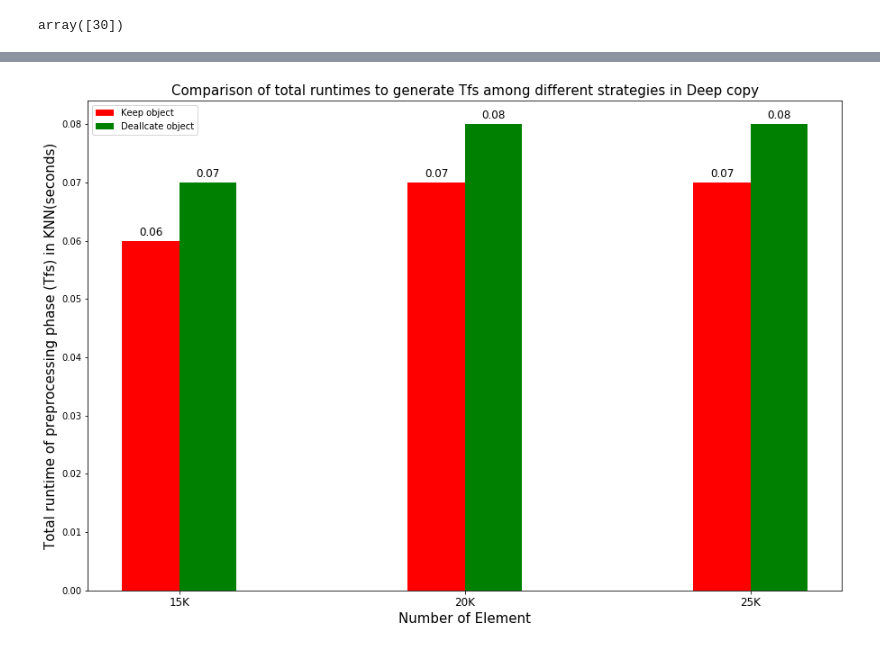
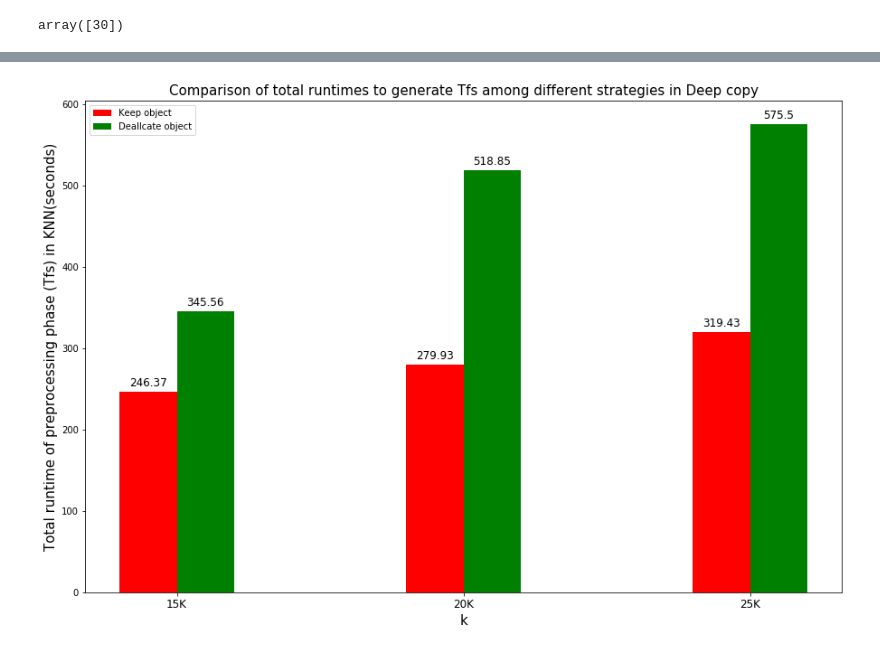
Before and after one commit to ShinsakuOkazaki/master-thesis, a Jupyter notebook: project/rust_knn_streaming/analysis/runtime_analysis.ipynb, the cells around one changed output, grey strips where cells are left out. Cells and saved outputs as stored; diff of their text form; code cells hidden in the pictures.

```diff
--- a/project/rust_knn_streaming/analysis/runtime_analysis.ipynb
+++ b/project/rust_knn_streaming/analysis/runtime_analysis.ipynb
@@ -182,17 +184,17 @@ agg_mean
 # %%
-t_preprocess = np.array([])
-t_query = np.array([])
-for method in agg_mean['method'].unique():
-    for strategy in agg_mean['strategy'].unique():
-        for n_batch in agg_mean['n_batch'].unique():
-            for k in agg_mean['k'].unique():
-#                 if (strategy == 1 and n_batch == 2 and k == 25000):
-#                     continue
-                row = agg_mean[(agg_mean['method'] == method) &
-                               (agg_mean['strategy'] == strategy) &
-                               (agg_mean['n_batch'] == n_batch) &
-                               (agg_mean['k'] == k)]
-                t_preprocess = np.append(t_preprocess, row[preprocess_cols].values.sum())
-                t_query = np.append(t_query, row[query_cols].values.sum())
-agg_mean['preprocess_total'] = t_preprocess
-agg_mean['query_total'] = t_query
+# t_preprocess = np.array([])
+# t_query = np.array([])
+# for method in agg_mean['method'].unique():
+#     for strategy in agg_mean['strategy'].unique():
+#         for n_batch in agg_mean['n_batch'].unique():
+#             for k in agg_mean['k'].unique():
+#                  if (strategy == 1 and n_batch == 2 and k == 25000):
+#                         continue
+#                 row = agg_mean[(agg_mean['method'] == method) &
+#                                (agg_mean['strategy'] == strategy) &
+#                                (agg_mean['n_batch'] == n_batch) &
+#                                (agg_mean['k'] == k)]
+#                 t_preprocess = np.append(t_preprocess, row[preprocess_cols].values.sum())
+#                 t_query = np.append(t_query, row[query_cols].values.sum())
+# agg_mean['preprocess_total'] = t_preprocess
+# agg_mean['query_total'] = t_query
@@ -206,5 +201,10 @@ array([66262.8, 71419.8, 76709.6, 72654.8, 80112.8, 78848.8, 76301.6,
+# %%
+agg_mean['load_total'] = agg_mean[load_cols].apply(np.sum, axis = 1)
+agg_mean['preprocess_total'] = agg_mean[preprocess_cols].apply(np.sum, axis = 1)
+agg_mean['query_total'] = agg_mean[query_cols].apply(np.sum, axis = 1)
+agg_mean['combine_total'] = agg_mean[combine_cols].apply(np.sum, axis = 1)
 # %%
-agg_total = agg_mean[["method", "strategy", "n_batch", "k", 'preprocess_total', 'query_total', 'total']]
+agg_total = agg_mean[["method", "strategy", "n_batch", "k", 'load_total', 'preprocess_total', 'query_total', 'combine_total', 'total']]
 # %%
 agg_total
 # %% [output]
@@ -282,22 +302,22 @@ plt.show()
 # %%
 strategy1 = agg_total[(agg_total["method"] == '"deepcopy"') & (agg_total["strategy"] == 1) & (agg_total["n_batch"] == 3)]
 strategy2 = agg_total[(agg_total["method"] == '"deepcopy"') & (agg_total["strategy"] == 2) & (agg_total["n_batch"] == 3)]
 fig, ax = plt.subplots(figsize = (15, 10))
 w = 0.2
 idx = np.arange(agg_total['k'].nunique())
-b1 = ax.bar(idx - w / 2, round(strategy1["preprocess_total"] / 1000000, 2), width = w, color ='r', align = 'center')
-b2 = ax.bar(idx + w / 2, round(strategy2["preprocess_total"] / 1000000, 2), width = w, color ='g', align = 'center')
+b1 = ax.bar(idx - w / 2, round(strategy1["preprocess_total"] / 1000, 2), width = w, color ='r', align = 'center')
+b2 = ax.bar(idx + w / 2, round(strategy2["preprocess_total"] / 1000, 2), width = w, color ='g', align = 'center')
 label = np.sort(agg_total['k'].unique())
 ax.set_xticks(idx)
 ax.set_xticklabels([str(int(n)) + "K" for n in (label / 1000)], fontsize = 12)
-ax.set_xlabel("Number of Element", fontsize = 15)
+ax.set_xlabel("k", fontsize = 15)
 ax.set_ylabel("Total runtime of preprocessing phase (Tfs) in KNN(seconds)", fontsize = 15)
 ax.set_title("Comparison of total runtimes to generate Tfs among different strategies in Deep copy", fontsize = 15)
 autolabel(b1, ax)
 autolabel(b2, ax)
 ax.legend((b1, b2), ("Keep object", "Deallcate object"))
 ##ax.set_yscale('log')
 #fig.savefig("rust_tree_aggregate.eps")
 plt.show()
 # %% [output]
-[figure, old version]
+[figure, new version]
```
Also changed, not shown: parts of 32 cells of this notebook, 3 other files.
